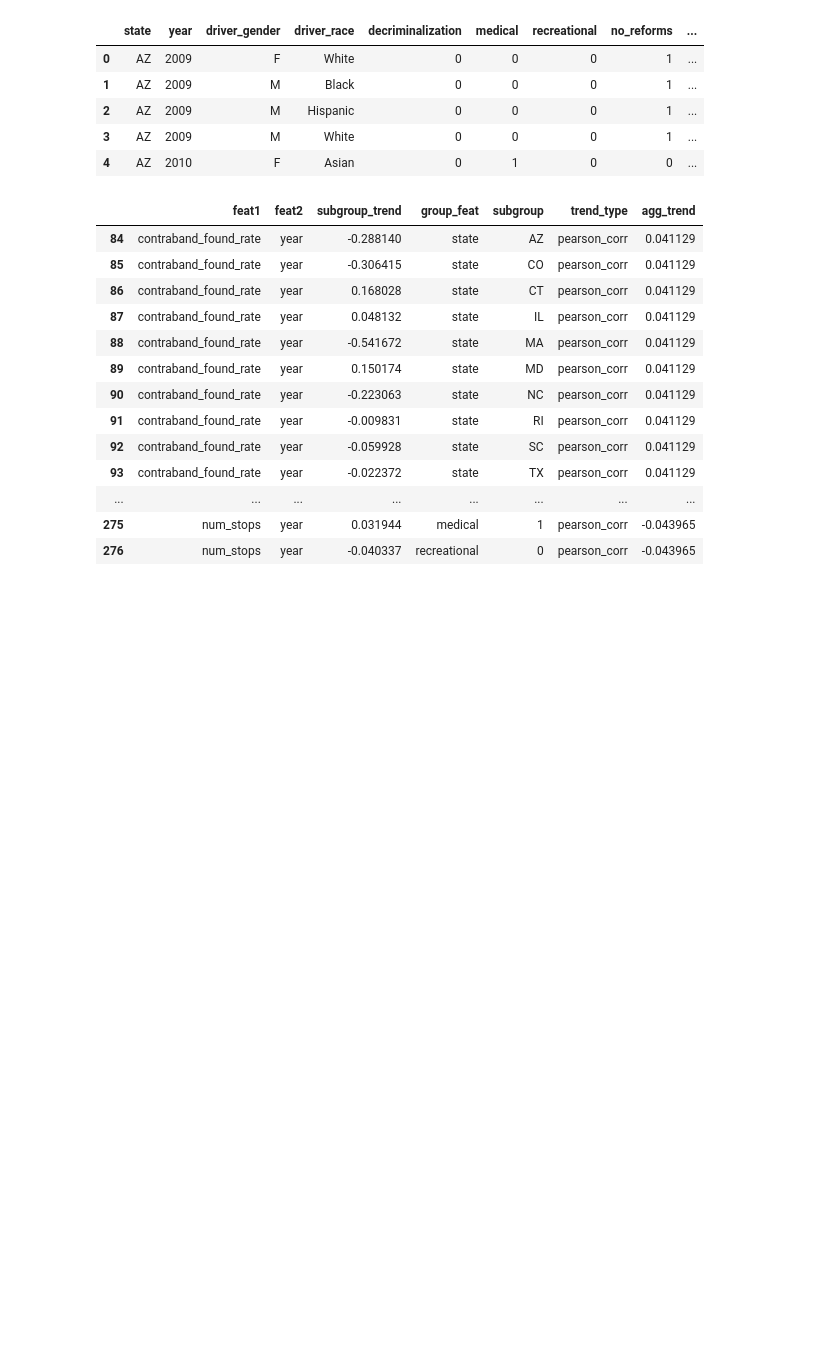
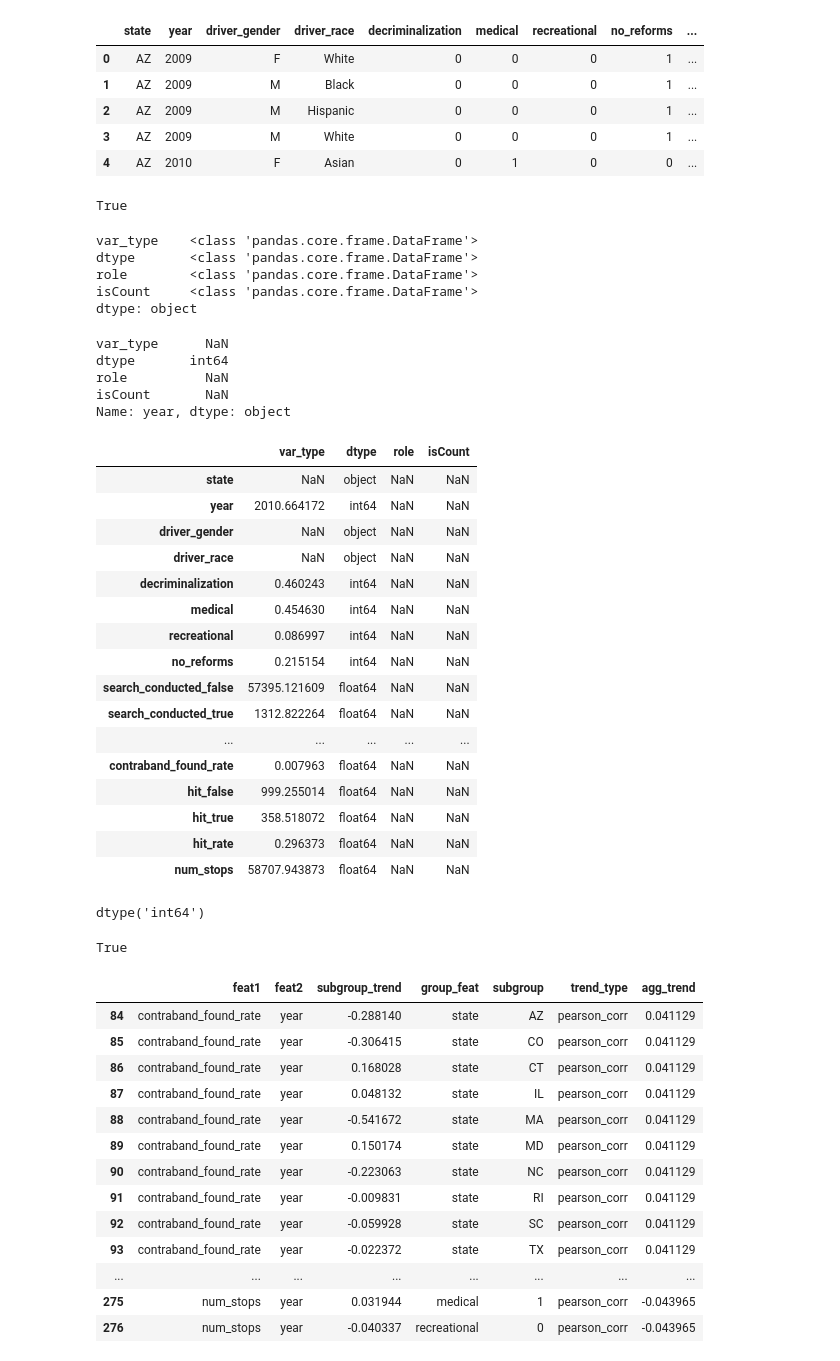
Before and after one commit to fairnessforensics/wiggum, a Jupyter notebook: research_notebooks/mj_case_study.ipynb, the cells around one changed output. Drawn from its saved outputs; the diff is of its cells as text; code cells hidden in the pictures; blank space fills up the shorter version.

Commit message:
setup and testing new df type

```diff
--- a/research_notebooks/mj_case_study.ipynb
+++ b/research_notebooks/mj_case_study.ipynb
@@ -17,3 +17,7 @@ hit_search_rate.head()
 | 2 | AZ | 2009 | M | Hispanic | 0 | 0 | 0 | 1 | ... |
 | 3 | AZ | 2009 | M | White | 0 | 0 | 0 | 1 | ... |
 | 4 | AZ | 2010 | F | Asian | 0 | 1 | 0 | 0 | ... |
+# %%
+type(hit_search_rate) is pd.core.frame.DataFrame
+meta = pd.DataFrame(index = hit_search_rate.columns, columns = ['var_type','dtype','role','isCount'])
+meta['dtype']= hit_search_rate.dtypes
@@ -20,3 +26,52 @@ hit_search_rate.head()
+# %%
+'int' in str(hit_search_rate['year'].dtype )
+# %% [output]
+True
+# %%
+mapp = lambda row: type(hit_search_rate[row.index])
+meta.apply(mapp, axis=0)
+# %% [output]
+var_type    <class 'pandas.core.frame.DataFrame'>
+dtype       <class 'pandas.core.frame.DataFrame'>
+role        <class 'pandas.core.frame.DataFrame'>
+isCount     <class 'pandas.core.frame.DataFrame'>
+dtype: object
+# %%
+meta.iloc[1]
+# %% [output]
+var_type      NaN
+dtype       int64
+role          NaN
+isCount       NaN
+Name: year, dtype: object
+# %%
+meta
+# %% [output]
+|  | var_type | dtype | role | isCount |
+| state | NaN | object | NaN | NaN |
+| year | 2010.664172 | int64 | NaN | NaN |
+| driver_gender | NaN | object | NaN | NaN |
+| driver_race | NaN | object | NaN | NaN |
+| decriminalization | 0.460243 | int64 | NaN | NaN |
+| medical | 0.454630 | int64 | NaN | NaN |
+| recreational | 0.086997 | int64 | NaN | NaN |
+| no_reforms | 0.215154 | int64 | NaN | NaN |
+| search_conducted_false | 57395.121609 | float64 | NaN | NaN |
+| search_conducted_true | 1312.822264 | float64 | NaN | NaN |
+| ... | ... | ... | ... | ... |
+| contraband_found_rate | 0.007963 | float64 | NaN | NaN |
+| hit_false | 999.255014 | float64 | NaN | NaN |
+| hit_true | 358.518072 | float64 | NaN | NaN |
+| hit_rate | 0.296373 | float64 | NaN | NaN |
+| num_stops | 58707.943873 | float64 | NaN | NaN |
+# %%
+meta['dtype']['year']
+# %% [output]
+dtype('int64')
+# %%
+meta['dtype']['year'] == 'int64'
+# %% [output]
+True
 # %%
 rate_vars_time = ['contraband_found_rate','hit_rate','search_conducted_rate','num_stops','year']
 useful_trends = [{'name':'pearson_corr','vars':rate_vars_time,'func':dsp.get_correlations}]
```
Also changed, not shown: parts of 10 cells of this notebook, 2 other files.
